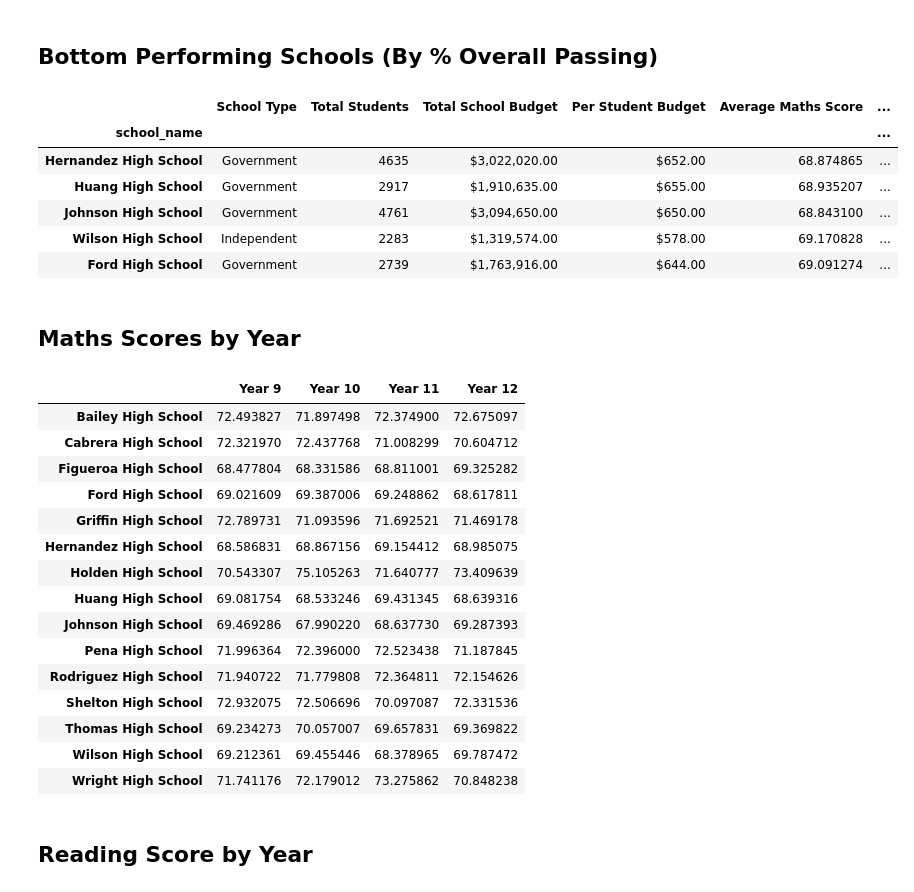
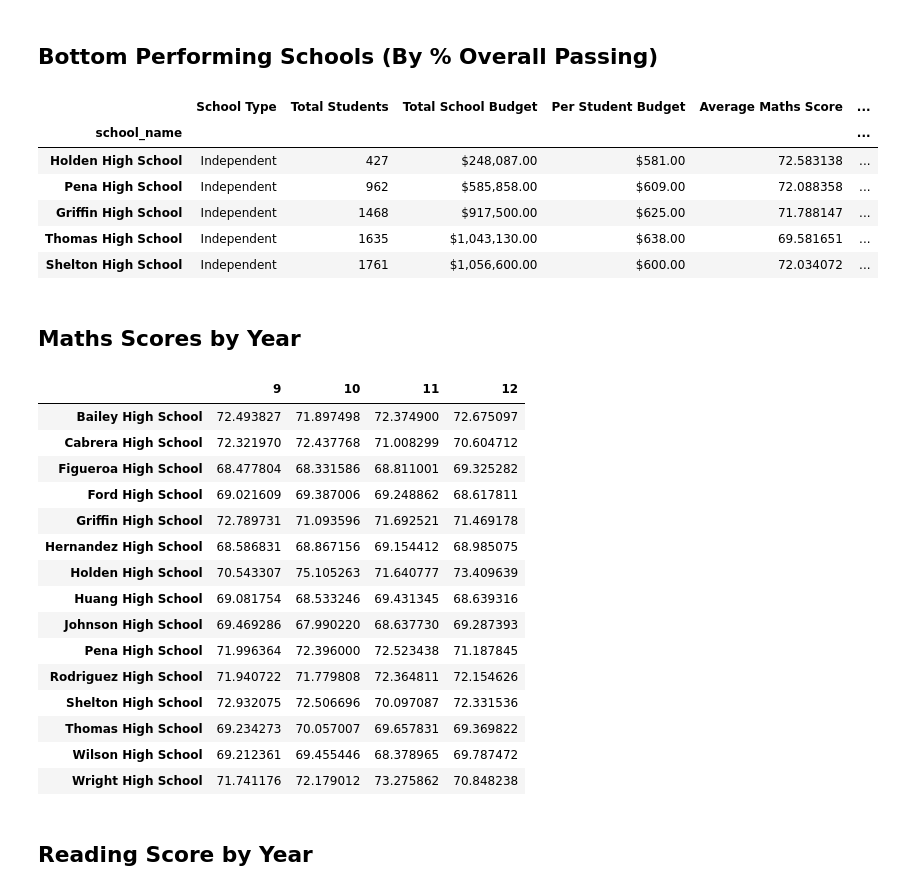
Before and after one commit to Dinna-ux/pandas-challenge, a Jupyter notebook: PyCitySchools/PyCitySchools_starter.ipynb, the cells around one changed output. Saved outputs shown, nothing was run; the diff lists cells and outputs as text; code cells hidden in the pictures.

```diff
--- a/PyCitySchools/PyCitySchools_starter.ipynb
+++ b/PyCitySchools/PyCitySchools_starter.ipynb
@@ -73,24 +103,30 @@ per_school_reading =
 # %%
 # Get the students who passed maths and passed reading by creating separate filtered DataFrames from school_data_complete.
-school_passing_maths =
-school_passing_reading =
-
+school_passing_maths = school_data_complete[school_data_complete["maths_score"] >= 50].groupby(["school_name"])["maths_score"].count()
+school_passing_reading = school_data_complete[school_data_complete["reading_score"] >= 50].groupby(["school_name"])["reading_score"].count()
 # Get the students who passed both reading and maths in a separate DataFrame from school_data_complete.
-passing_maths_and_reading =
+passing_maths_and_reading = (school_passing_maths + school_passing_reading)/2
 # %%
 #  Calculate the Percentage Pass Rates
-per_school_passing_maths =
-per_school_passing_reading =
-overall_passing_rate =
+percentage_passing_maths = school_passing_maths / per_school_counts * 100
+percentage_passing_reading = school_passing_reading / per_school_counts * 100
+overall_passing_rate = (percentage_passing_maths + percentage_passing_reading) / 2
 # %%
 # Convert to DataFrame
-per_school_summary =
-
-# Formatting
+per_school_summary = pd.DataFrame({"School Type": schoolType,
+      "Total Students": per_school_counts,
+      "Total School Budget": per_school_budget,
+      "Per Student Budget": per_school_capita,
+      "Average Maths Score": per_school_maths,
+      "Average Reading Score": per_school_reading,
+      "% Passing Maths": percentage_passing_maths,
+      "% Passing Reading": percentage_passing_maths,
+      "% Overall Passing Rate": passing_maths_and_reading})
+#Formatting
 per_school_summary["Total School Budget"] = per_school_summary["Total School Budget"].map("${:,.2f}".format)
 per_school_summary["Per Student Budget"] = per_school_summary["Per Student Budget"].map("${:,.2f}".format)
 
-# Display the DataFrame
+#Display the DataFrame
 per_school_summary
 # %% [output]
 |  | School Type | Total Students | Total School Budget | Per Student Budget | Average Maths Score | ... |
@@ -128,16 +164,16 @@ top_schools.head(5)
 ## Bottom Performing Schools (By % Overall Passing)
 # %%
 # Sort and show bottom five schools
-bottom_schools =
+bottom_schools = per_school_summary.sort_values(['% Overall Passing Rate'], ascending=True)
 bottom_schools.head(5)
 # %% [output]
 |  | School Type | Total Students | Total School Budget | Per Student Budget | Average Maths Score | ... |
 | school_name |  |  |  |  |  | ... |
-| Hernandez High School | Government | 4635 | $3,022,020.00 | $652.00 | 68.874865 | ... |
-| Huang High School | Government | 2917 | $1,910,635.00 | $655.00 | 68.935207 | ... |
-| Johnson High School | Government | 4761 | $3,094,650.00 | $650.00 | 68.843100 | ... |
-| Wilson High School | Independent | 2283 | $1,319,574.00 | $578.00 | 69.170828 | ... |
-| Ford High School | Government | 2739 | $1,763,916.00 | $644.00 | 69.091274 | ... |
+| Holden High School | Independent | 427 | $248,087.00 | $581.00 | 72.583138 | ... |
+| Pena High School | Independent | 962 | $585,858.00 | $609.00 | 72.088358 | ... |
+| Griffin High School | Independent | 1468 | $917,500.00 | $625.00 | 71.788147 | ... |
+| Thomas High School | Independent | 1635 | $1,043,130.00 | $638.00 | 69.581651 | ... |
+| Shelton High School | Independent | 1761 | $1,056,600.00 | $600.00 | 72.034072 | ... |
 # %% [markdown]
 ## Maths Scores by Year
 # %%
@@ -148,13 +184,21 @@ year_eleven = school_data_complete[(school_data_complete["year"] == 11)]
 year_twelve = school_data_complete[(school_data_complete["year"] == 12)]
 
 # Group each by school name
-year_nine_scores =
-year_ten_scores =
-year_eleven_scores =
-year_twelve_scores =
+year_nine_scores = school_data_complete.loc[school_data_complete["year"] == 9].groupby(["school_name"])["maths_score"].mean()
+year_ten_scores = school_data_complete.loc[school_data_complete["year"] == 10].groupby(["school_name"])["maths_score"].mean()
+year_eleven_scores = school_data_complete.loc[school_data_complete["year"] == 11].groupby(["school_name"])["maths_score"].mean()
+year_twelve_scores = school_data_complete.loc[school_data_complete["year"] == 12].groupby(["school_name"])["maths_score"].mean()
+
+
 
 # Combine series into single DataFrame
-maths_scores_by_year =
+maths_scores_by_year = pd.DataFrame({9: year_nine_scores,
+                                    10: year_ten_scores,
+                                    11: year_eleven_scores,
+                                    12: year_twelve_scores})
+
+maths_scores_by_year[[9, 10, 11, 12]]
+
 
 # Minor data wrangling
 maths_scores_by_year.index.name = None
@@ -162,7 +206,7 @@ maths_scores_by_year.index.name = None
 # Display the DataFrame
 maths_scores_by_year
 # %% [output]
-|  | Year 9 | Year 10 | Year 11 | Year 12 |
+|  | 9 | 10 | 11 | 12 |
 | Bailey High School | 72.493827 | 71.897498 | 72.374900 | 72.675097 |
 | Cabrera High School | 72.321970 | 72.437768 | 71.008299 | 70.604712 |
 | Figueroa High School | 68.477804 | 68.331586 | 68.811001 | 69.325282 |
```
Also changed, not shown: parts of 16 cells of this notebook, 1 other file.
